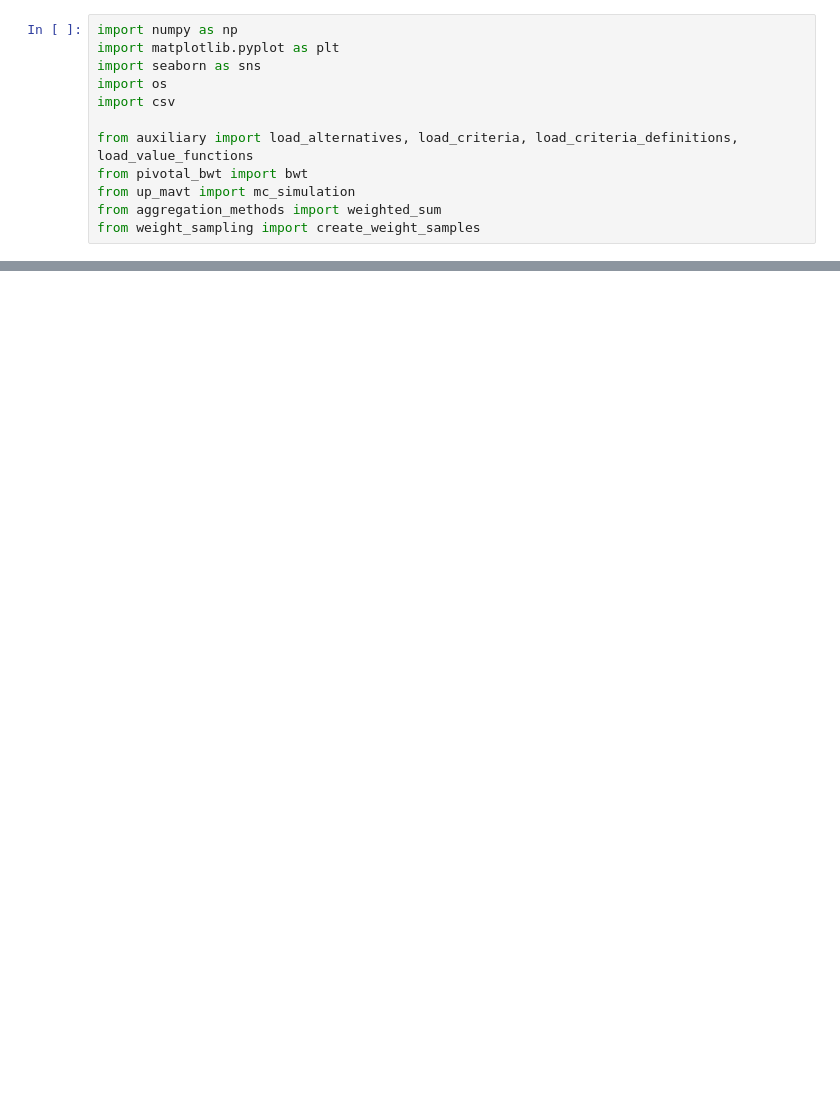
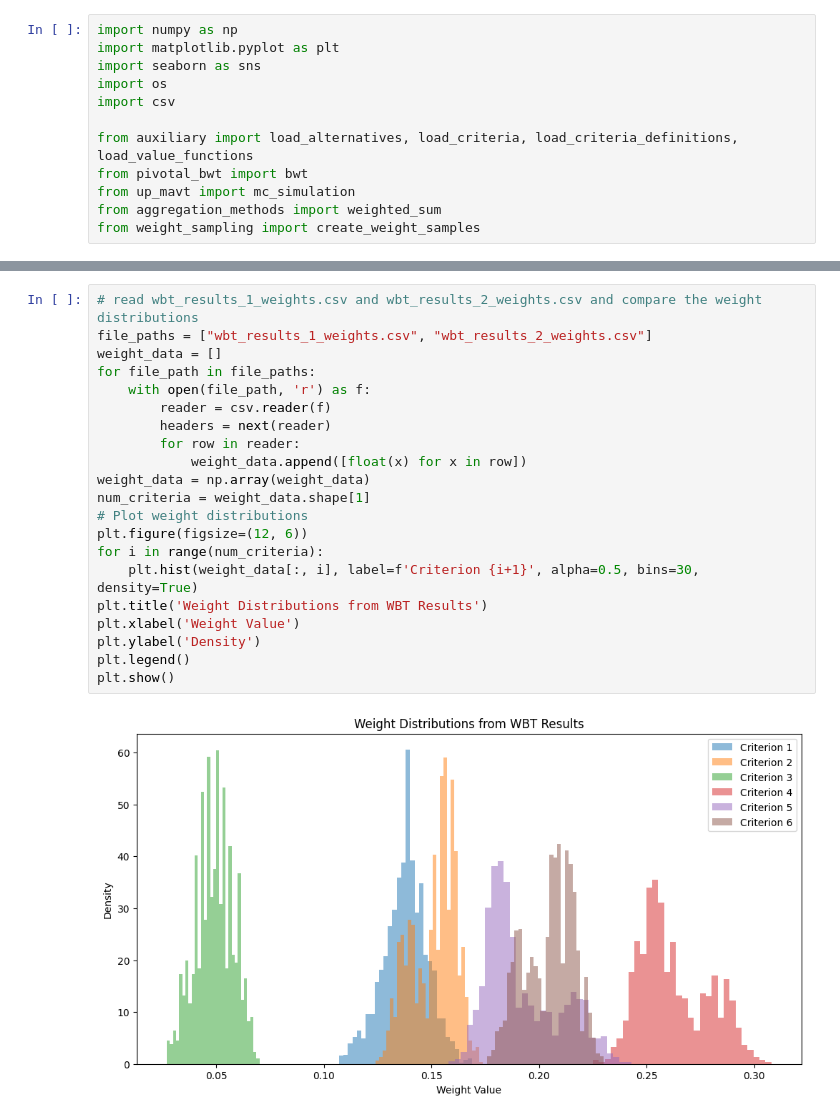
Before and after one commit to simo-pagliu/Master-Thesis, a Jupyter notebook: Complete Test/sampling_test.ipynb, the cells around one changed output, grey strips where cells are left out. Saved outputs shown, nothing was run; the diff lists cells and outputs as text; blank space fills up the shorter version.

```diff
--- a/Complete Test/sampling_test.ipynb
+++ b/Complete Test/sampling_test.ipynb
@@ -199,0 +13,23 @@ for dim in range(n_dimensions):
+# %%
+# read wbt_results_1_weights.csv and wbt_results_2_weights.csv and compare the weight distributions
+file_paths = ["wbt_results_1_weights.csv", "wbt_results_2_weights.csv"]
+weight_data = []
+for file_path in file_paths:
+    with open(file_path, 'r') as f:
+        reader = csv.reader(f)
+        headers = next(reader)
+        for row in reader:
+            weight_data.append([float(x) for x in row])
+weight_data = np.array(weight_data)
+num_criteria = weight_data.shape[1]
+# Plot weight distributions
+plt.figure(figsize=(12, 6))
+for i in range(num_criteria):
+    plt.hist(weight_data[:, i], label=f'Criterion {i+1}', alpha=0.5, bins=30, density=True)
+plt.title('Weight Distributions from WBT Results')
+plt.xlabel('Weight Value')
+plt.ylabel('Density')
+plt.legend()
+plt.show()
+# %% [output]
+[figure, added]
```
Also changed, not shown: parts of 10 cells of this notebook, 14 other files.
